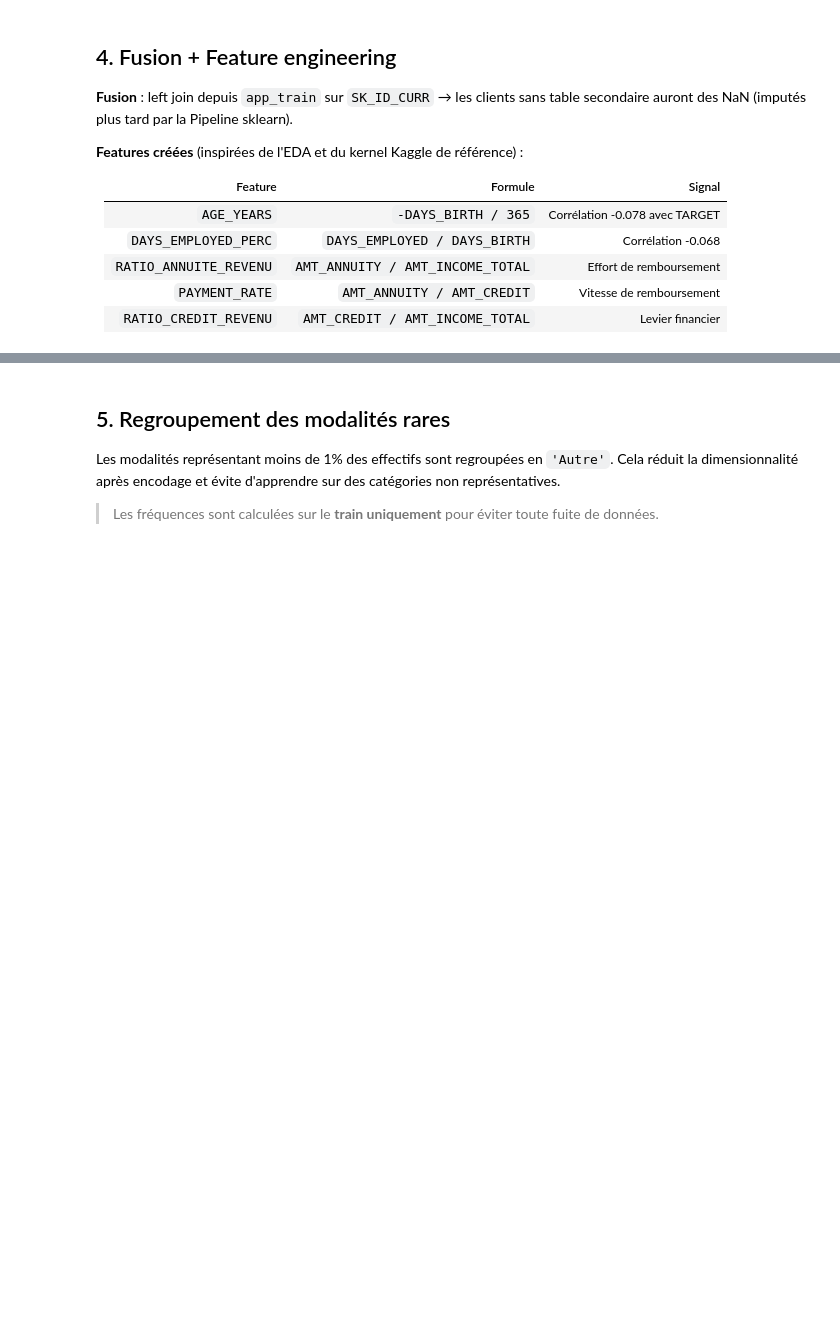
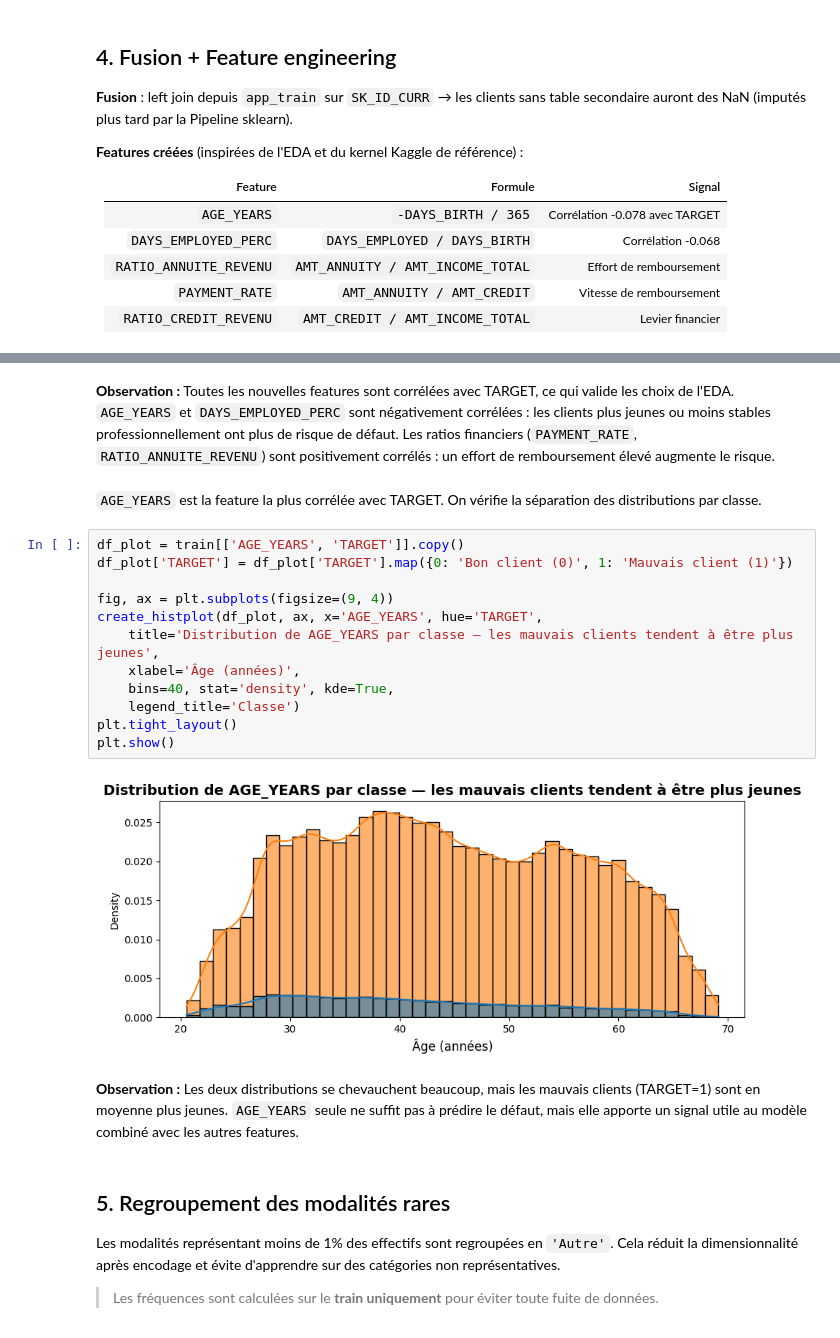
Before and after one commit to RaphaelRIVIERE/credit-scoring-mlops, a Jupyter notebook: notebooks/2_preprocessing.ipynb, the cells around one changed output, grey strips where cells are left out. Saved outputs shown, nothing was run; the diff lists cells and outputs as text; blank space fills up the shorter version.

```diff
--- a/notebooks/2_preprocessing.ipynb
+++ b/notebooks/2_preprocessing.ipynb
@@ -164,3 +234,25 @@ Shape après feature engineering : (307511, 113)
+# %% [markdown]
+**Observation :**
+Toutes les nouvelles features sont corrélées avec TARGET, ce qui valide les choix de l'EDA. `AGE_YEARS` et `DAYS_EMPLOYED_PERC` sont négativement corrélées : les clients plus jeunes ou moins stables professionnellement ont plus de risque de défaut. Les ratios financiers (`PAYMENT_RATE`, `RATIO_ANNUITE_REVENU`) sont positivement corrélés : un effort de remboursement élevé augmente le risque.
+# %% [markdown]
+`AGE_YEARS` est la feature la plus corrélée avec TARGET. On vérifie la séparation des distributions par classe.
+# %%
+df_plot = train[['AGE_YEARS', 'TARGET']].copy()
+df_plot['TARGET'] = df_plot['TARGET'].map({0: 'Bon client (0)', 1: 'Mauvais client (1)'})
+
+fig, ax = plt.subplots(figsize=(9, 4))
+create_histplot(df_plot, ax, x='AGE_YEARS', hue='TARGET',
+    title='Distribution de AGE_YEARS par classe — les mauvais clients tendent à être plus jeunes',
+    xlabel='Âge (années)',
+    bins=40, stat='density', kde=True,
+    legend_title='Classe')
+plt.tight_layout()
+plt.show()
+# %% [output]
+[figure, added]
+# %% [markdown]
+**Observation :**
+Les deux distributions se chevauchent beaucoup, mais les mauvais clients (TARGET=1) sont en moyenne plus jeunes. `AGE_YEARS` seule ne suffit pas à prédire le défaut, mais elle apporte un signal utile au modèle combiné avec les autres features.
 # %% [markdown]
 ## 5. Regroupement des modalités rares
 
```
Also changed, not shown: parts of 17 cells of this notebook, 3 other files.
